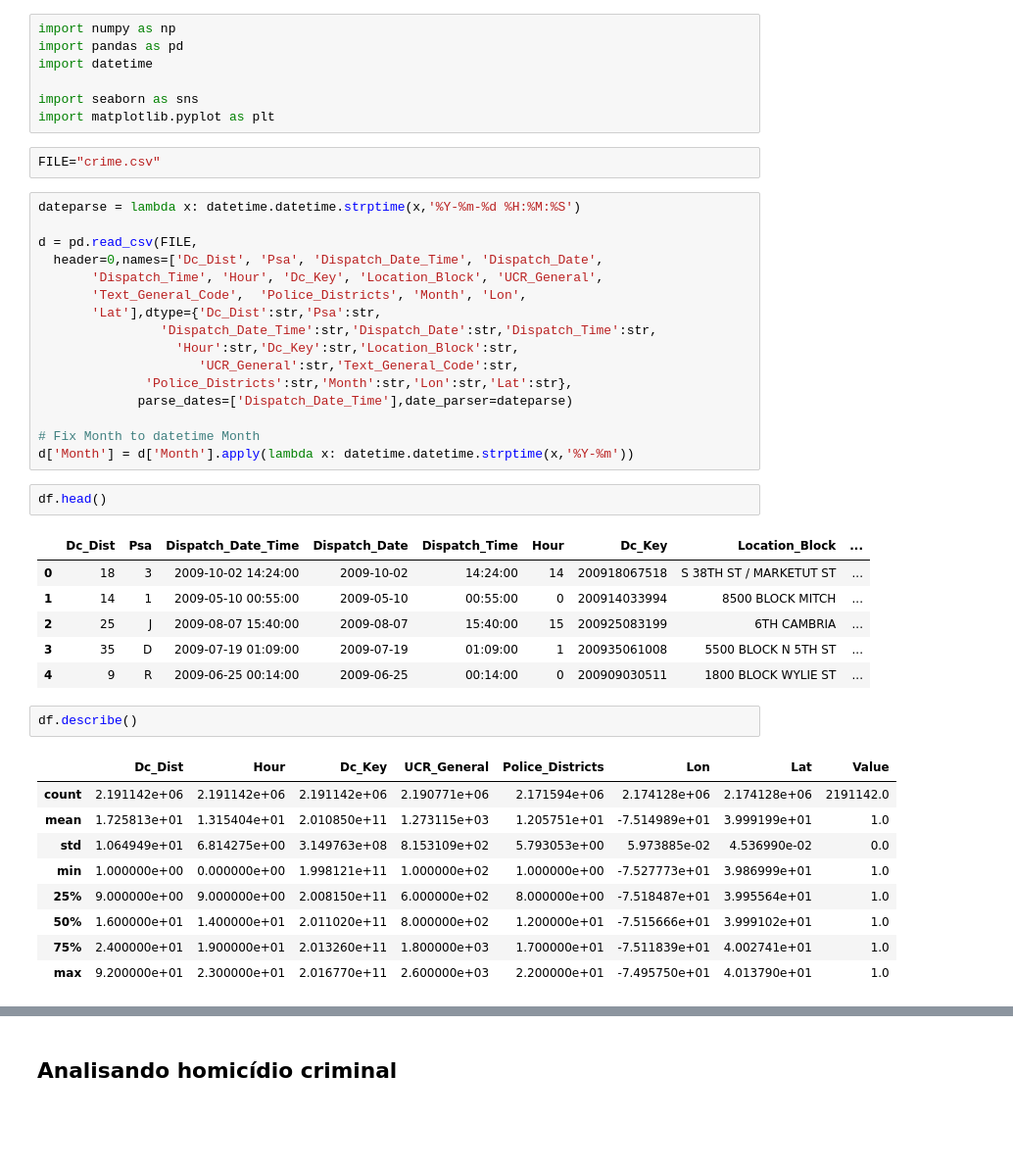
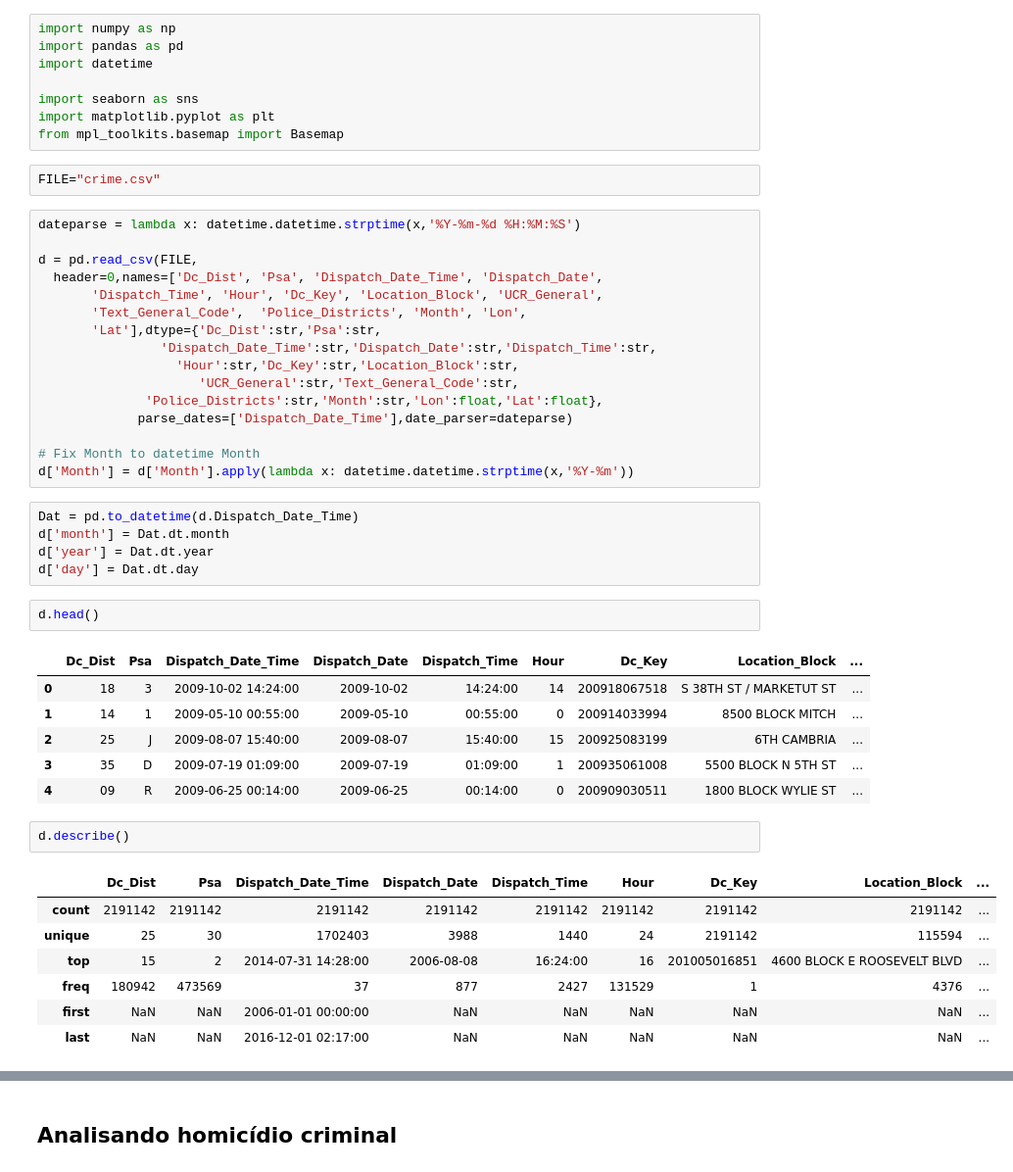
Before and after one commit to alexandremuzio/crime_data_analysis, a Jupyter notebook: crime_analysis.ipynb, the cells around one changed output, grey strips where cells are left out. Shown at 98% size. Cells and saved outputs as stored; diff of their text form; blank space fills up the shorter version.

Commit message:
Adding first map

```diff
--- a/crime_analysis.ipynb
+++ b/crime_analysis.ipynb
@@ -5,6 +5,7 @@ import datetime
 
 import seaborn as sns
 import matplotlib.pyplot as plt
+from mpl_toolkits.basemap import Basemap
 # %%
 FILE="crime.csv"
 # %%
@@ -18,30 +19,33 @@ d = pd.read_csv(FILE,
                 'Dispatch_Date_Time':str,'Dispatch_Date':str,'Dispatch_Time':str,
                   'Hour':str,'Dc_Key':str,'Location_Block':str,
                      'UCR_General':str,'Text_General_Code':str,
-              'Police_Districts':str,'Month':str,'Lon':str,'Lat':str},
+              'Police_Districts':str,'Month':str,'Lon':float,'Lat':float},
              parse_dates=['Dispatch_Date_Time'],date_parser=dateparse)
 
 # Fix Month to datetime Month
 d['Month'] = d['Month'].apply(lambda x: datetime.datetime.strptime(x,'%Y-%m'))
+# %%
+Dat = pd.to_datetime(d.Dispatch_Date_Time)
+d['month'] = Dat.dt.month
+d['year'] = Dat.dt.year
+d['day'] = Dat.dt.day
 # %%
-df.head()
+d.head()
 # %% [output]
 |  | Dc_Dist | Psa | Dispatch_Date_Time | Dispatch_Date | Dispatch_Time | Hour | Dc_Key | Location_Block | ... |
 | 0 | 18 | 3 | 2009-10-02 14:24:00 | 2009-10-02 | 14:24:00 | 14 | 200918067518 | S 38TH ST / MARKETUT ST | ... |
 | 1 | 14 | 1 | 2009-05-10 00:55:00 | 2009-05-10 | 00:55:00 | 0 | 200914033994 | 8500 BLOCK MITCH | ... |
 | 2 | 25 | J | 2009-08-07 15:40:00 | 2009-08-07 | 15:40:00 | 15 | 200925083199 | 6TH CAMBRIA | ... |
 | 3 | 35 | D | 2009-07-19 01:09:00 | 2009-07-19 | 01:09:00 | 1 | 200935061008 | 5500 BLOCK N 5TH ST | ... |
-| 4 | 9 | R | 2009-06-25 00:14:00 | 2009-06-25 | 00:14:00 | 0 | 200909030511 | 1800 BLOCK WYLIE ST | ... |
+| 4 | 09 | R | 2009-06-25 00:14:00 | 2009-06-25 | 00:14:00 | 0 | 200909030511 | 1800 BLOCK WYLIE ST | ... |
 # %%
-df.describe()
+d.describe()
 # %% [output]
-|  | Dc_Dist | Hour | Dc_Key | UCR_General | Police_Districts | Lon | Lat | Value |
-| count | 2.191142e+06 | 2.191142e+06 | 2.191142e+06 | 2.190771e+06 | 2.171594e+06 | 2.174128e+06 | 2.174128e+06 | 2191142.0 |
-| mean | 1.725813e+01 | 1.315404e+01 | 2.010850e+11 | 1.273115e+03 | 1.205751e+01 | -7.514989e+01 | 3.999199e+01 | 1.0 |
-| std | 1.064949e+01 | 6.814275e+00 | 3.149763e+08 | 8.153109e+02 | 5.793053e+00 | 5.973885e-02 | 4.536990e-02 | 0.0 |
-| min | 1.000000e+00 | 0.000000e+00 | 1.998121e+11 | 1.000000e+02 | 1.000000e+00 | -7.527773e+01 | 3.986999e+01 | 1.0 |
-| 25% | 9.000000e+00 | 9.000000e+00 | 2.008150e+11 | 6.000000e+02 | 8.000000e+00 | -7.518487e+01 | 3.995564e+01 | 1.0 |
-| 50% | 1.600000e+01 | 1.400000e+01 | 2.011020e+11 | 8.000000e+02 | 1.200000e+01 | -7.515666e+01 | 3.999102e+01 | 1.0 |
-| 75% | 2.400000e+01 | 1.900000e+01 | 2.013260e+11 | 1.800000e+03 | 1.700000e+01 | -7.511839e+01 | 4.002741e+01 | 1.0 |
-| max | 9.200000e+01 | 2.300000e+01 | 2.016770e+11 | 2.600000e+03 | 2.200000e+01 | -7.495750e+01 | 4.013790e+01 | 1.0 |
+|  | Dc_Dist | Psa | Dispatch_Date_Time | Dispatch_Date | Dispatch_Time | Hour | Dc_Key | Location_Block | ... |
+| count | 2191142 | 2191142 | 2191142 | 2191142 | 2191142 | 2191142 | 2191142 | 2191142 | ... |
+| unique | 25 | 30 | 1702403 | 3988 | 1440 | 24 | 2191142 | 115594 | ... |
+| top | 15 | 2 | 2014-07-31 14:28:00 | 2006-08-08 | 16:24:00 | 16 | 201005016851 | 4600 BLOCK E ROOSEVELT BLVD | ... |
+| freq | 180942 | 473569 | 37 | 877 | 2427 | 131529 | 1 | 4376 | ... |
+| first | NaN | NaN | 2006-01-01 00:00:00 | NaN | NaN | NaN | NaN | NaN | ... |
+| last | NaN | NaN | 2016-12-01 02:17:00 | NaN | NaN | NaN | NaN | NaN | ... |
 # %%
```
Also changed, not shown: parts of 6 cells of this notebook.
